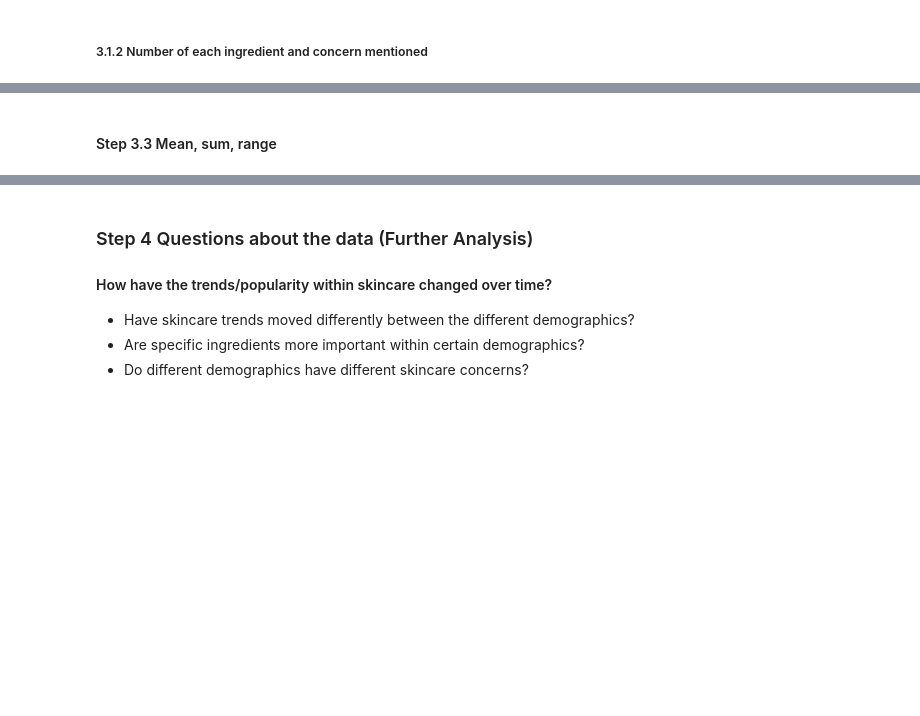
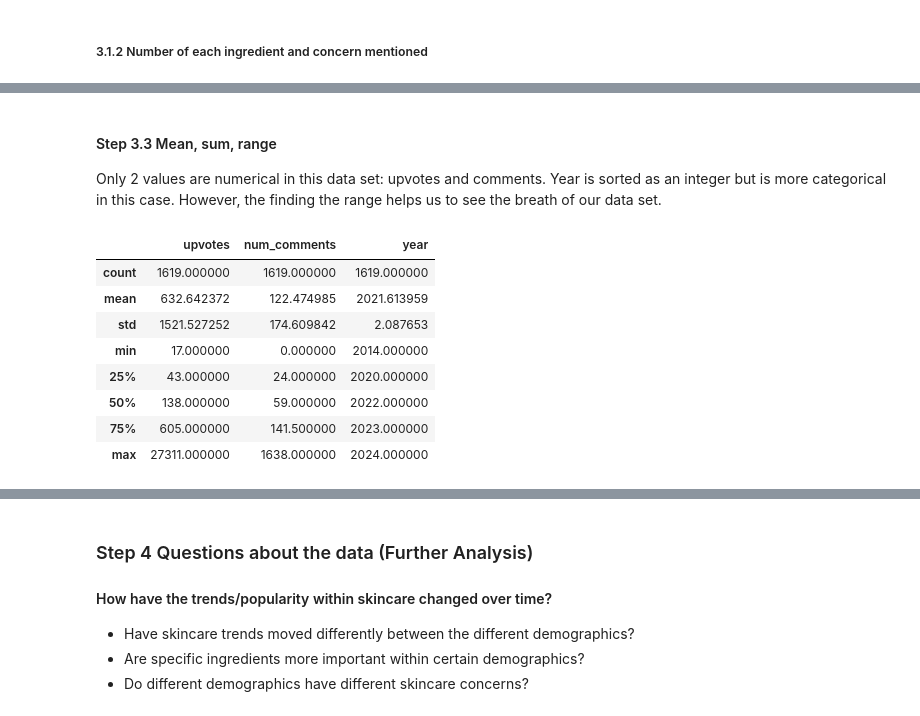
Before and after one commit to nandikaL/OX24006_EMAT0048-Part-2, a Jupyter notebook: OX24006_EMATM0048_Part2.ipynb, the cells around one changed output, grey strips where cells are left out. Cells and saved outputs as stored; diff of their text form; code cells hidden in the pictures; blank space fills up the shorter version.

```diff
--- a/OX24006_EMATM0048_Part2.ipynb
+++ b/OX24006_EMATM0048_Part2.ipynb
@@ -507,4 +554,15 @@ It should also be noted that one post may not only be mentioning one ingredient
 # %% [markdown]
 #### Step 3.3 Mean, sum, range
+Only 2 values are numerical in this data set: upvotes and comments. Year is sorted as an integer but is more categorical in this case. However, the finding the range helps us to see the breath of our data set.
 # %%
-help
+wdf.describe()
+# %% [output]
+|  | upvotes | num_comments | year |
+| count | 1619.000000 | 1619.000000 | 1619.000000 |
+| mean | 632.642372 | 122.474985 | 2021.613959 |
+| std | 1521.527252 | 174.609842 | 2.087653 |
+| min | 17.000000 | 0.000000 | 2014.000000 |
+| 25% | 43.000000 | 24.000000 | 2020.000000 |
+| 50% | 138.000000 | 59.000000 | 2022.000000 |
+| 75% | 605.000000 | 141.500000 | 2023.000000 |
+| max | 27311.000000 | 1638.000000 | 2024.000000 |
```
Also changed, not shown: parts of 11 cells of this notebook.
